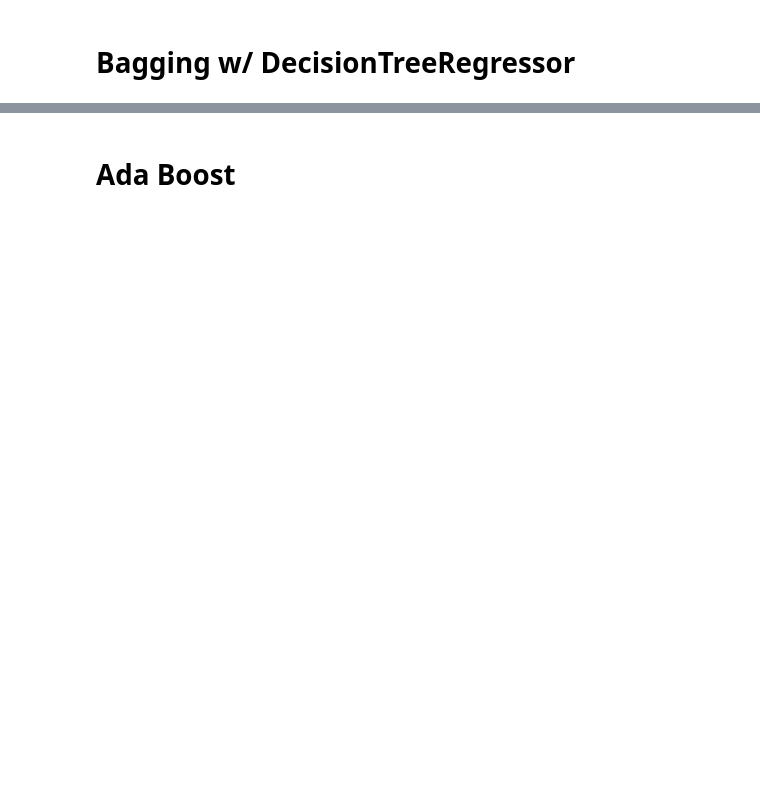
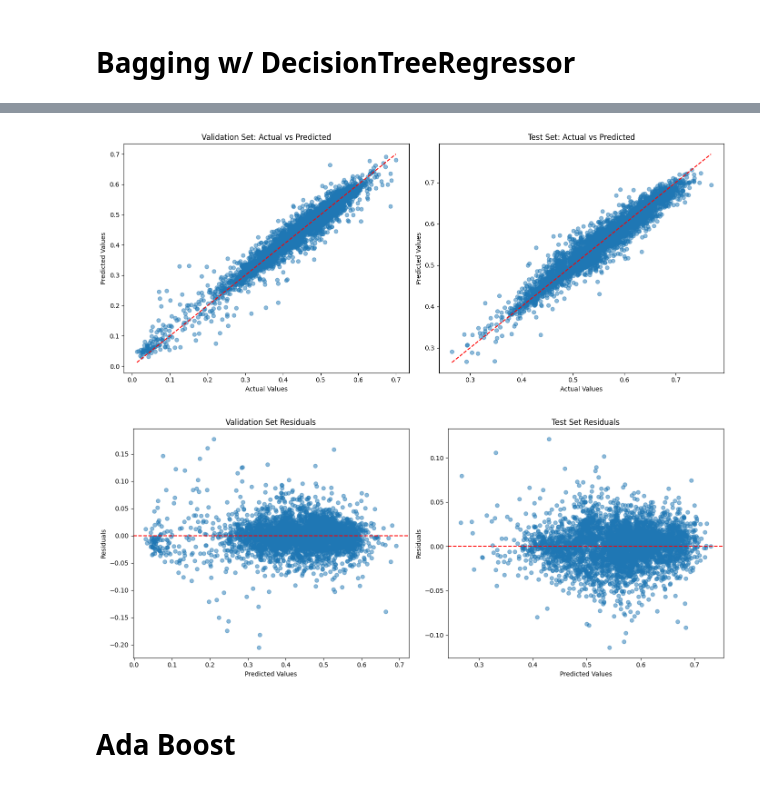
Before and after one commit to storlien/it3212-data-driven-software, a Jupyter notebook: assignment-3/bagging_boosting.ipynb, the cells around one changed output, grey strips where cells are left out. Cells and saved outputs as stored; diff of their text form; code cells hidden in the pictures; blank space fills up the shorter version.

```diff
--- a/assignment-3/bagging_boosting.ipynb
+++ b/assignment-3/bagging_boosting.ipynb
@@ -138,8 +140,8 @@ from sklearn.metrics import mean_absolute_error, mean_squared_error, r2_score
 
 # Parameters for the Bagging Regressor
 n_estimators = 100  # Number of base estimators
-max_features = 0.7  # Fraction of features to use
-max_samples = 0.7   # Fraction of samples to use
+max_features = 1.0  # Fraction of features to use
+max_samples = 0.9   # Fraction of samples to use
 
 # Initialize the Bagging Regressor with the specified parameters
 bagging_model = BaggingRegressor(
@@ -162,22 +164,38 @@ y_test_pred = bagging_model.predict(X_test_reshaped)
 # Evaluate the model performance on the validation set
 val_mae = mean_absolute_error(y_val, y_val_pred)
 val_mse = mean_squared_error(y_val, y_val_pred)
+val_rmse = np.sqrt(val_mse)  # Calculate RMSE
 val_r2 = r2_score(y_val, y_val_pred)
 
 # Evaluate the model performance on the test set
 test_mae = mean_absolute_error(y_test, y_test_pred)
 test_mse = mean_squared_error(y_test, y_test_pred)
+test_rmse = np.sqrt(test_mse)  # Calculate RMSE
 test_r2 = r2_score(y_test, y_test_pred)
 
 # Output the evaluation metrics for validation and test sets
 print("Validation Set Performance:")
 print("Mean Absolute Error (MAE):", val_mae)
 print("Mean Squared Error (MSE):", val_mse)
+print("Root Mean Squared Error (RMSE):", val_rmse)
 print(f"R² Score: {val_r2:.4f}")
 
 print("\nTest Set Performance:")
 print("Mean Absolute Error (MAE):", test_mae)
 print("Mean Squared Error (MSE):", test_mse)
+print("Root Mean Squared Error (RMSE):", test_rmse)
 print(f"R² Score: {test_r2:.4f}")
+
+# Validation Set Performance:
+# Mean Absolute Error (MAE): 0.020269147335302346
+# Mean Squared Error (MSE): 0.0008271876954585724
+# Root Mean Squared Error (RMSE): 0.028760870909250513
+# R² Score: 0.9332
+
+# Test Set Performance:
+# Mean Absolute Error (MAE): 0.017404427284168803
+# Mean Squared Error (MSE): 0.0005267979334362258
+# Root Mean Squared Error (RMSE): 0.02295207906565821
+# R² Score: 0.9070
 # %% [output]
 Validation Set Performance:
@@ -192,3 +212,57 @@ R² Score: 0.9158
+# %%
+import matplotlib.pyplot as plt
+import numpy as np
+
+# === Plot 1: Actual vs. Predicted Values for Validation and Test Sets ===
+plt.figure(figsize=(14, 6))
+
+# Subplot for Validation Set
+plt.subplot(1, 2, 1)
+plt.scatter(y_val, y_val_pred, alpha=0.5)
+plt.plot([y_val.min(), y_val.max()], [y_val.min(), y_val.max()], 'r--')
+plt.xlabel("Actual Values")
+plt.ylabel("Predicted Values")
+plt.title("Validation Set: Actual vs Predicted")
+
+# Subplot for Test Set
+plt.subplot(1, 2, 2)
+plt.scatter(y_test, y_test_pred, alpha=0.5)
+plt.plot([y_test.min(), y_test.max()], [y_test.min(), y_test.max()], 'r--')
+plt.xlabel("Actual Values")
+plt.ylabel("Predicted Values")
+plt.title("Test Set: Actual vs Predicted")
+
+plt.tight_layout()
+plt.show()
+
+# === Plot 2: Residuals for Validation and Test Sets ===
+# Calculate residuals for validation and test sets
+val_residuals = y_val - y_val_pred
+test_residuals = y_test - y_test_pred
+
+plt.figure(figsize=(14, 6))
+
+# Subplot for Validation Set Residuals
+plt.subplot(1, 2, 1)
+plt.scatter(y_val_pred, val_residuals, alpha=0.5)
+plt.axhline(0, color='r', linestyle='--')
+plt.xlabel("Predicted Values")
+plt.ylabel("Residuals")
+plt.title("Validation Set Residuals")
+
+# Subplot for Test Set Residuals
+plt.subplot(1, 2, 2)
+plt.scatter(y_test_pred, test_residuals, alpha=0.5)
+plt.axhline(0, color='r', linestyle='--')
+plt.xlabel("Predicted Values")
+plt.ylabel("Residuals")
+plt.title("Test Set Residuals")
+
+plt.tight_layout()
+plt.show()
+# %% [output]
+[figure, added]
+[figure, added]
 # %% [markdown]
 # Ada Boost
 # %%
```
Also changed, not shown: parts of 15 cells of this notebook, 3 other files.
